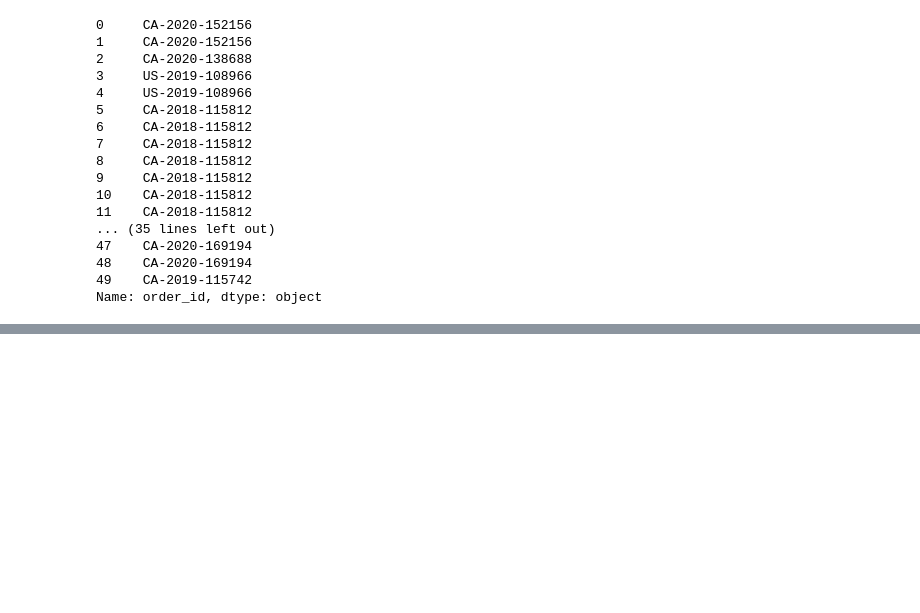
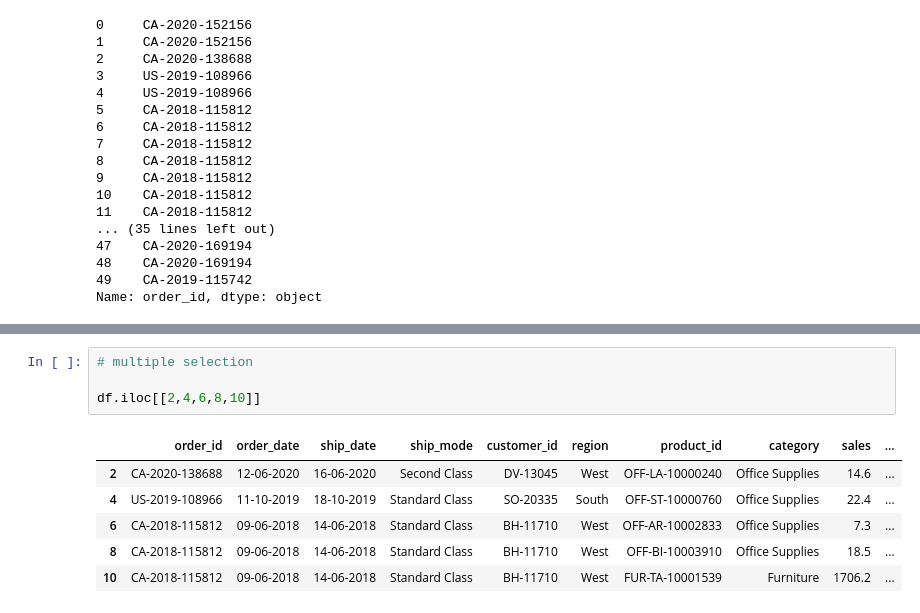
Before and after one commit to nikhilniksss/Python-Programming, a Jupyter notebook: pandas_tutorial.ipynb, the cells around one changed output, grey strips where cells are left out. Drawn from its saved outputs; the diff is of its cells as text; blank space fills up the shorter version.

```diff
--- a/pandas_tutorial.ipynb
+++ b/pandas_tutorial.ipynb
@@ -196,0 +236,11 @@ Name: order_id, dtype: object
+# %%
+# multiple selection
+
+df.iloc[[2,4,6,8,10]]
+# %% [output]
+|  | order_id | order_date | ship_date | ship_mode | customer_id | region | product_id | category | sales | ... |
+| 2 | CA-2020-138688 | 12-06-2020 | 16-06-2020 | Second Class | DV-13045 | West | OFF-LA-10000240 | Office Supplies | 14.6 | ... |
+| 4 | US-2019-108966 | 11-10-2019 | 18-10-2019 | Standard Class | SO-20335 | South | OFF-ST-10000760 | Office Supplies | 22.4 | ... |
+| 6 | CA-2018-115812 | 09-06-2018 | 14-06-2018 | Standard Class | BH-11710 | West | OFF-AR-10002833 | Office Supplies | 7.3 | ... |
+| 8 | CA-2018-115812 | 09-06-2018 | 14-06-2018 | Standard Class | BH-11710 | West | OFF-BI-10003910 | Office Supplies | 18.5 | ... |
+| 10 | CA-2018-115812 | 09-06-2018 | 14-06-2018 | Standard Class | BH-11710 | West | FUR-TA-10001539 | Furniture | 1706.2 | ... |
```
Also changed, not shown: parts of 6 cells of this notebook.
